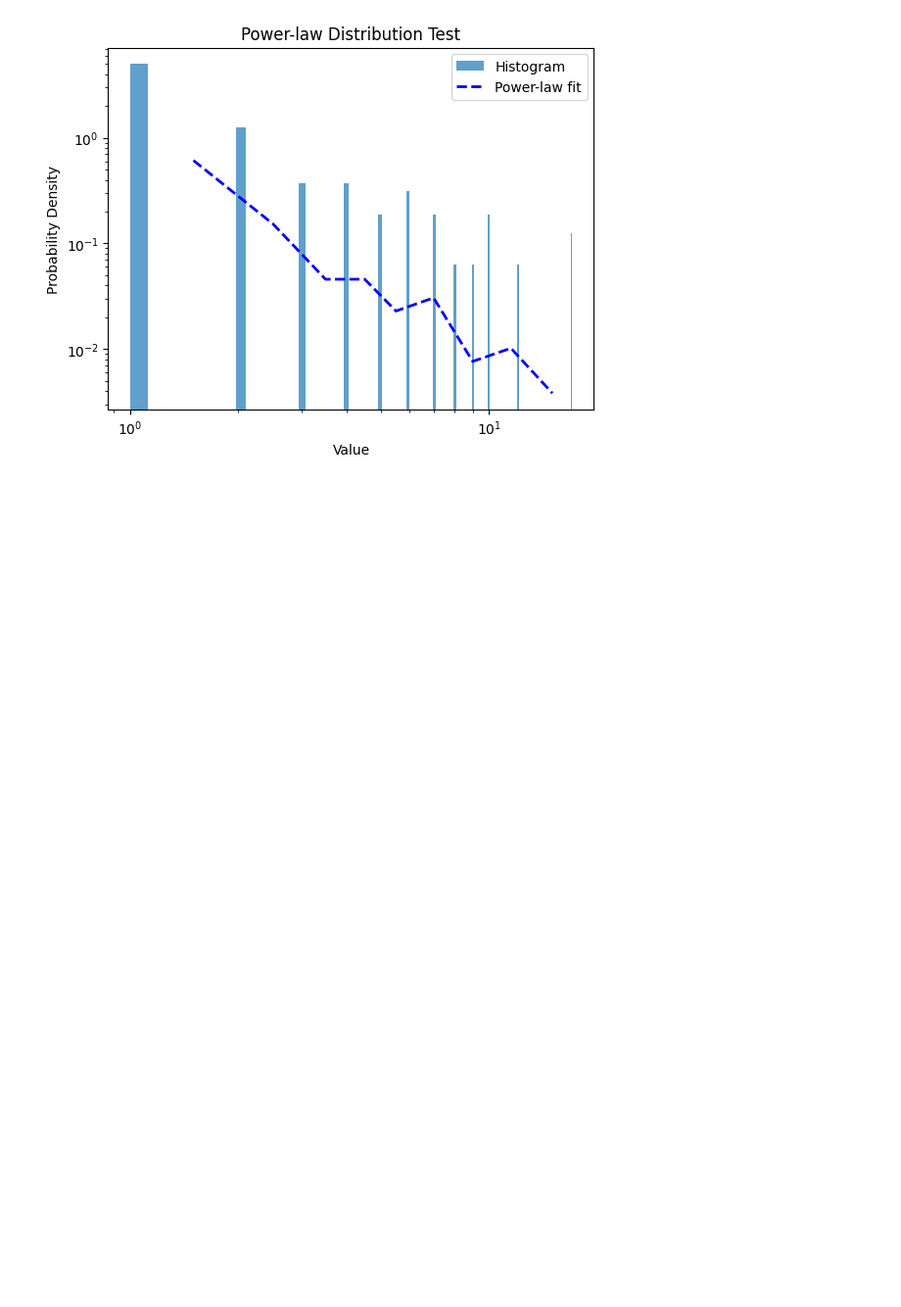
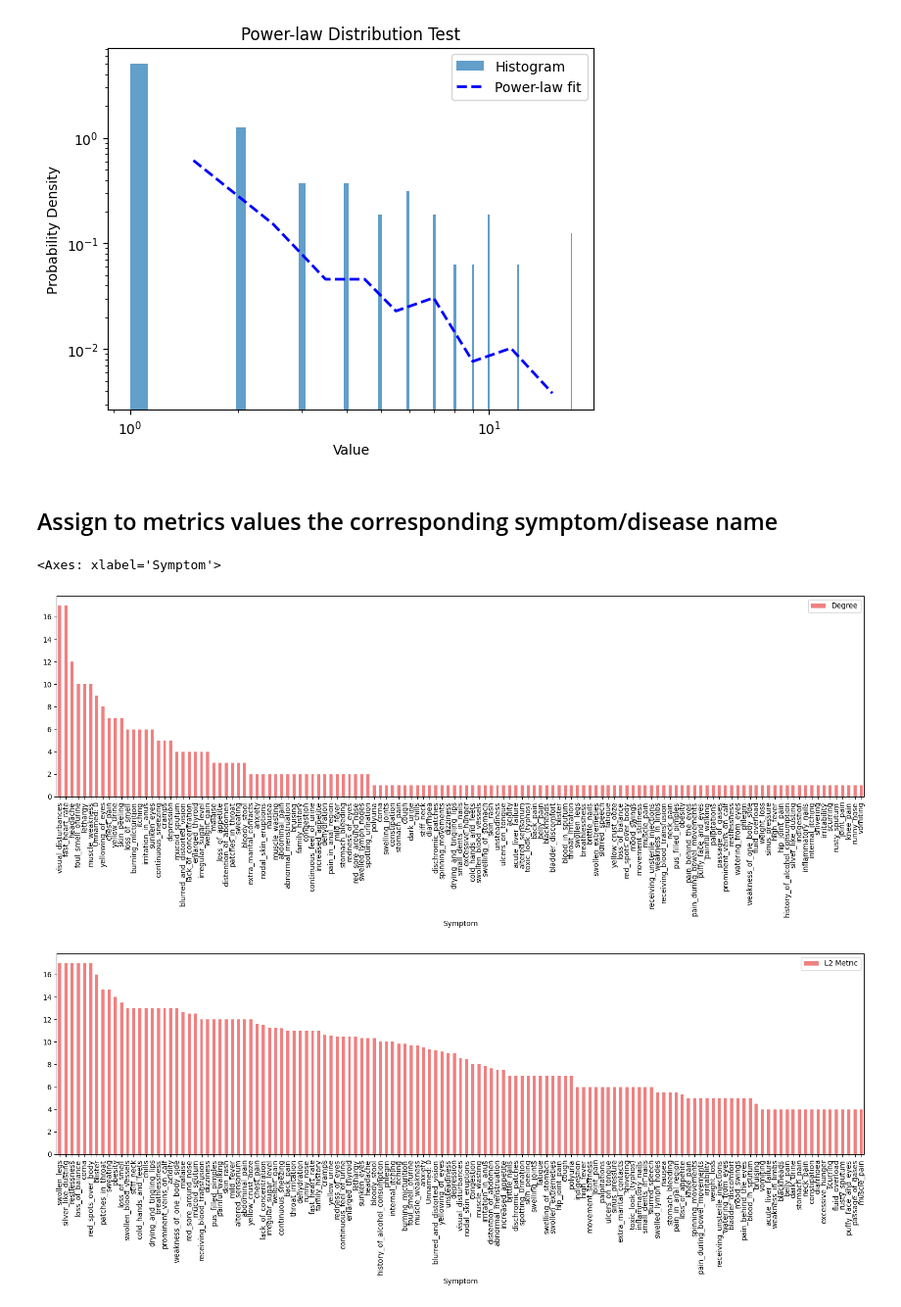
Before and after one commit to DavideLigari/disease-prediction, a Jupyter notebook: code/metrics_analysis/hidalgo_hauss_metrics.ipynb, the cells around one changed output. Shown at 98% size. Drawn from its saved outputs; the diff is of its cells as text; code cells hidden in the pictures; blank space fills up the shorter version.

Commit message:
symptoms labels association

```diff
--- a/code/metrics_analysis/hidalgo_hauss_metrics.ipynb
+++ b/code/metrics_analysis/hidalgo_hauss_metrics.ipynb
@@ -106,3 +104,24 @@ plt.show()
 Calculating best minimal value for power law fit
 Power-law alpha parameter: 2.93406521361368
 [figure]
+# %% [markdown]
+## Assign to metrics values the corresponding symptom/disease name
+# %%
+names = data_onehot.columns.values.tolist()
+names = names[:-1]
+
+# Sort the symptoms by degree
+sorted_index = np.argsort(ks[:,0])[::-1]
+sorted_names = {names[i]: ks[i,0] for i in sorted_index}
+sorted_names_L1 = pd.DataFrame(sorted_names.items(), columns=['Symptom', 'Degree'])
+sorted_names_L1.plot.bar(x='Symptom', y='Degree', figsize=(20,5), color="lightcoral")
+
+# Sort the symptoms by L2
+sorted_index = np.argsort(ks[:,1])[::-1]
+sorted_names = {names[i]: ks[i,1] for i in sorted_index}
+sorted_names_L2 = pd.DataFrame(sorted_names.items(), columns=['Symptom', 'L2 Metric'])
+sorted_names_L2.plot.bar(x='Symptom', y='L2 Metric', figsize=(20,5), color="lightcoral")
+# %% [output]
+<Axes: xlabel='Symptom'>
+[figure, added]
+[figure, added]
```
Also changed, not shown: parts of 4 cells of this notebook, 1 other file.
